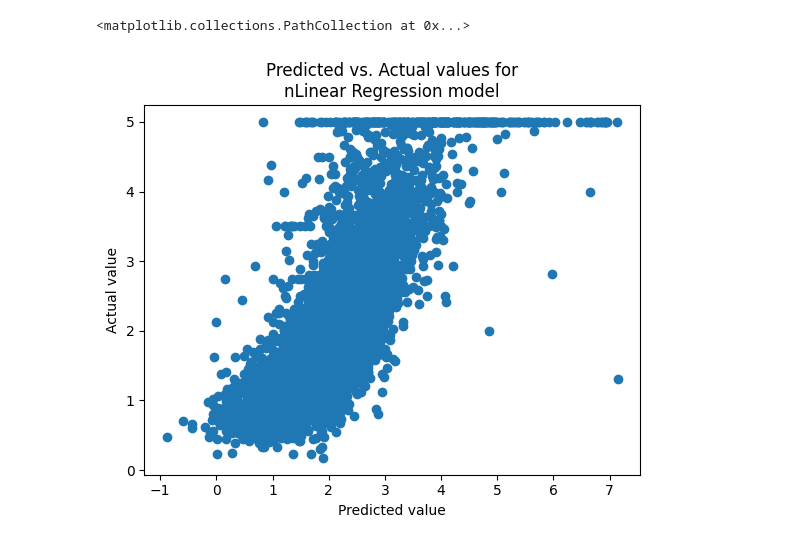
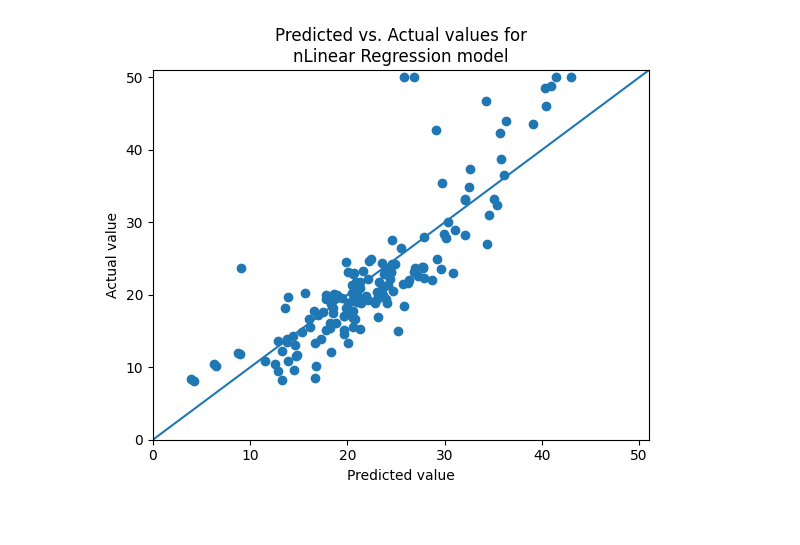
Before and after one commit to ThinhPTran/mlfromfirstprinciple, a Jupyter notebook: programs/numpy/linear_regression.ipynb, the cells around one changed output. Drawn from its saved outputs; the diff is of its cells as text; code cells hidden in the pictures.

```diff
--- a/programs/numpy/linear_regression.ipynb
+++ b/programs/numpy/linear_regression.ipynb
@@ -7,9 +7,22 @@ np.set_printoptions(precision=4)
 # %%
 from sklearn.datasets import fetch_california_housing
 housing = fetch_california_housing()
-data = housing.data
-target = housing.target
-features = housing.feature_names
+
+from sklearn.datasets import fetch_openml
+boston = fetch_openml(data_id=531, as_frame=False)
+
+data = boston.data
+target = boston.target
+features = boston.feature_names
+
+# What is the effect of scale?
+from sklearn.preprocessing import StandardScaler
+s = StandardScaler()
+data = s.fit_transform(data)
+
+data1 = housing.data
+target1 = housing.target
+features1 = housing.feature_names
 
 from sklearn.model_selection import train_test_split
 X_train, X_test, y_train, y_test = train_test_split(data, target, test_size=0.3, random_state=80718)
@@ -23,12 +65,11 @@ preds = lr.predict(X_test)
 # %%
 import matplotlib.pyplot as plt
 plt.xlabel("Predicted value")
 plt.ylabel("Actual value")
 plt.title("Predicted vs. Actual values for\nnLinear Regression model")
-#plt.xlim([0, 51])
-#plt.ylim([0, 51])
+plt.xlim([0, 51])
+plt.ylim([0, 51])
 plt.scatter(preds, y_test)
-#plt.plot([0, 51], [0, 51]);
+plt.plot([0, 51], [0, 51]);
 # %% [output]
-<matplotlib.collections.PathCollection at 0x...>
-[figure, old version]
+[figure, new version]
```
Also changed, not shown: parts of 24 cells of this notebook.
